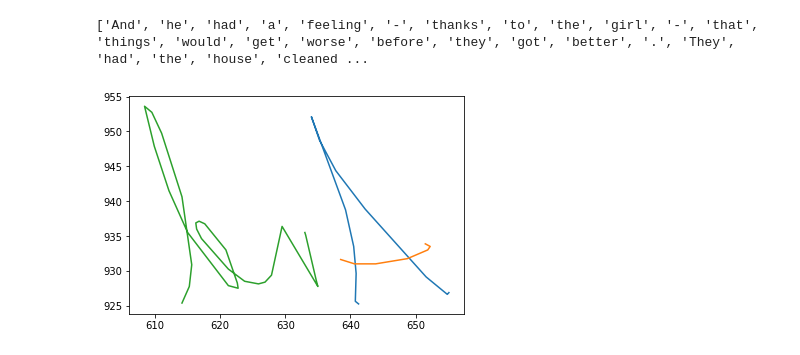
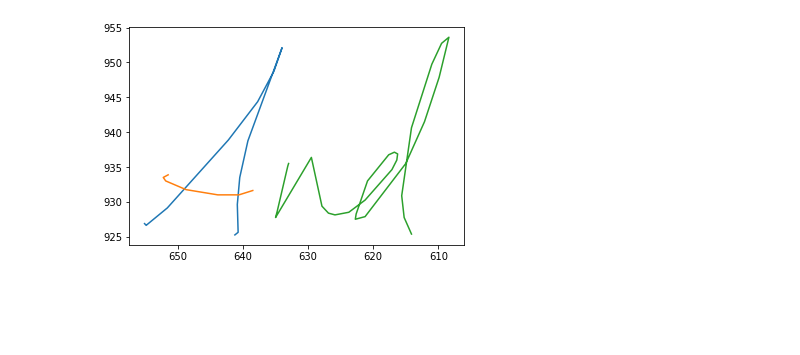
Before and after one commit to CustardTart32/digital-pen-backend, a Jupyter notebook: xml_parser/notebooks/read_xml.ipynb, the cells around one changed output. Saved outputs shown, nothing was run; the diff lists cells and outputs as text; code cells hidden in the pictures; blank space fills up the shorter version.

```diff
--- a/xml_parser/notebooks/read_xml.ipynb
+++ b/xml_parser/notebooks/read_xml.ipynb
@@ -165,27 +221,26 @@ def get_time_gaps(t):
 
     return t_filled
 # %%
-words_arr, ref_arr = read_ink("datasets/001e.inkml")
+words_arr = read_ink("../data/datasets/001e.inkml")
-# %% [output]
-['And', 'he', 'had', 'a', 'feeling', '-', 'thanks', 'to', 'the', 'girl', '-', 'that', 'things', 'would', 'get', 'worse', 'before', 'they', 'got', 'better', '.', 'They', 'had', 'the', 'house', 'cleaned ...
 # %%
-ref_dict = get_digital_ink("./datasets/001.inkml")
+ref_dict = get_digital_ink("../data/datasets/001.inkml")
 # %%
 x,y,t,p = construct_time_series(ref_dict['t0'].strip())
 t_filled = get_time_gaps(t)
 x_filled = np.interp(t_filled, t, x)
 y_filled = np.interp(t_filled, t, y)
 plt.plot(x_filled,y_filled)
 x,y,t,p = construct_time_series(ref_dict['t1'].strip())
 t_filled = get_time_gaps(t)
 x_filled = np.interp(t_filled, t, x)
 y_filled = np.interp(t_filled, t, y)
 plt.plot(x_filled,y_filled)
 x,y,t,p = construct_time_series(ref_dict['t2'].strip())
 t_filled = get_time_gaps(t)
 x_filled = np.interp(t_filled, t, x)
 y_filled = np.interp(t_filled, t, y)
 plt.plot(x_filled,y_filled)
+plt.gca().invert_xaxis()
 plt.show()
 # %% [output]
-[figure, old version]
+[figure, new version]
```
Also changed, not shown: parts of 5 cells of this notebook, 2 other files.
